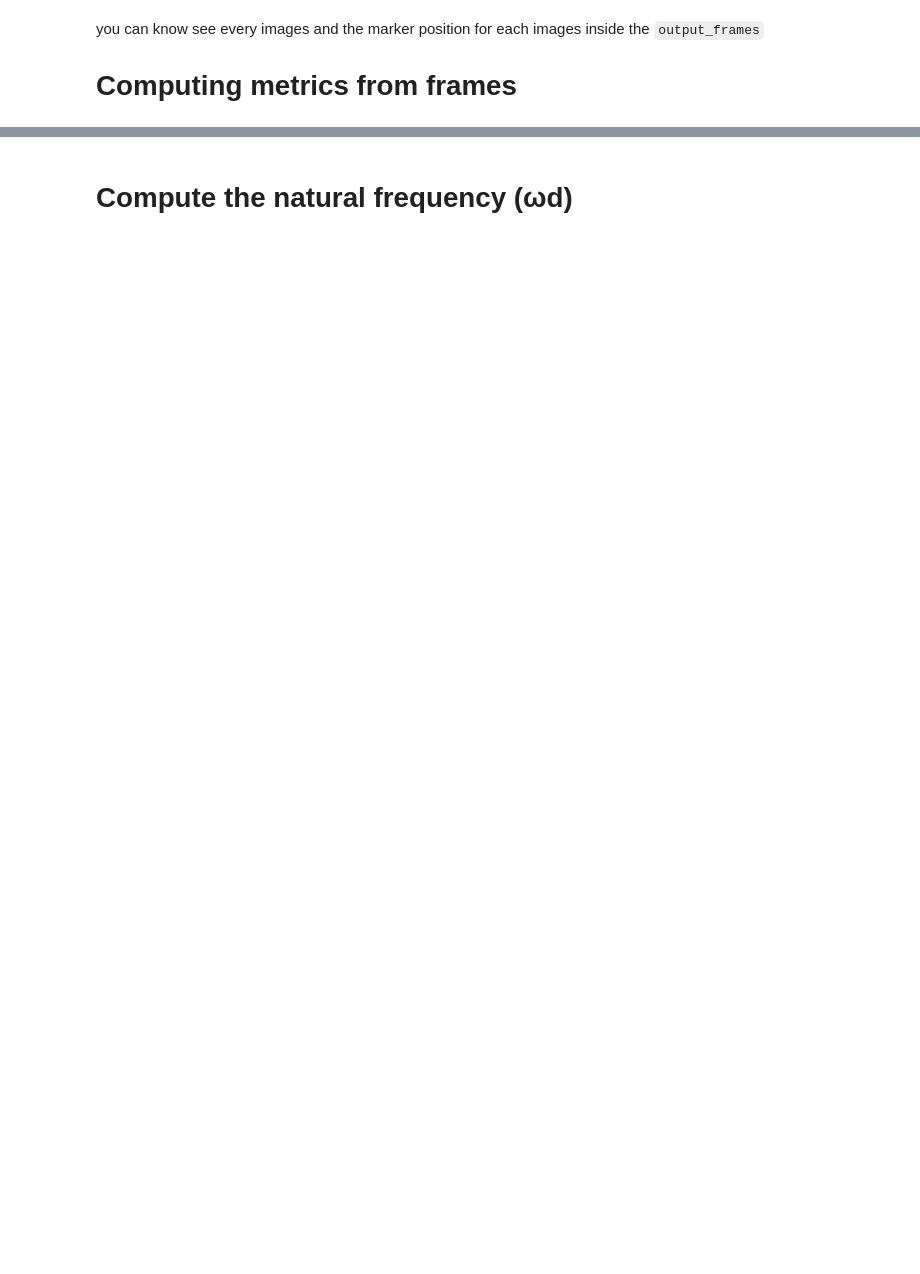
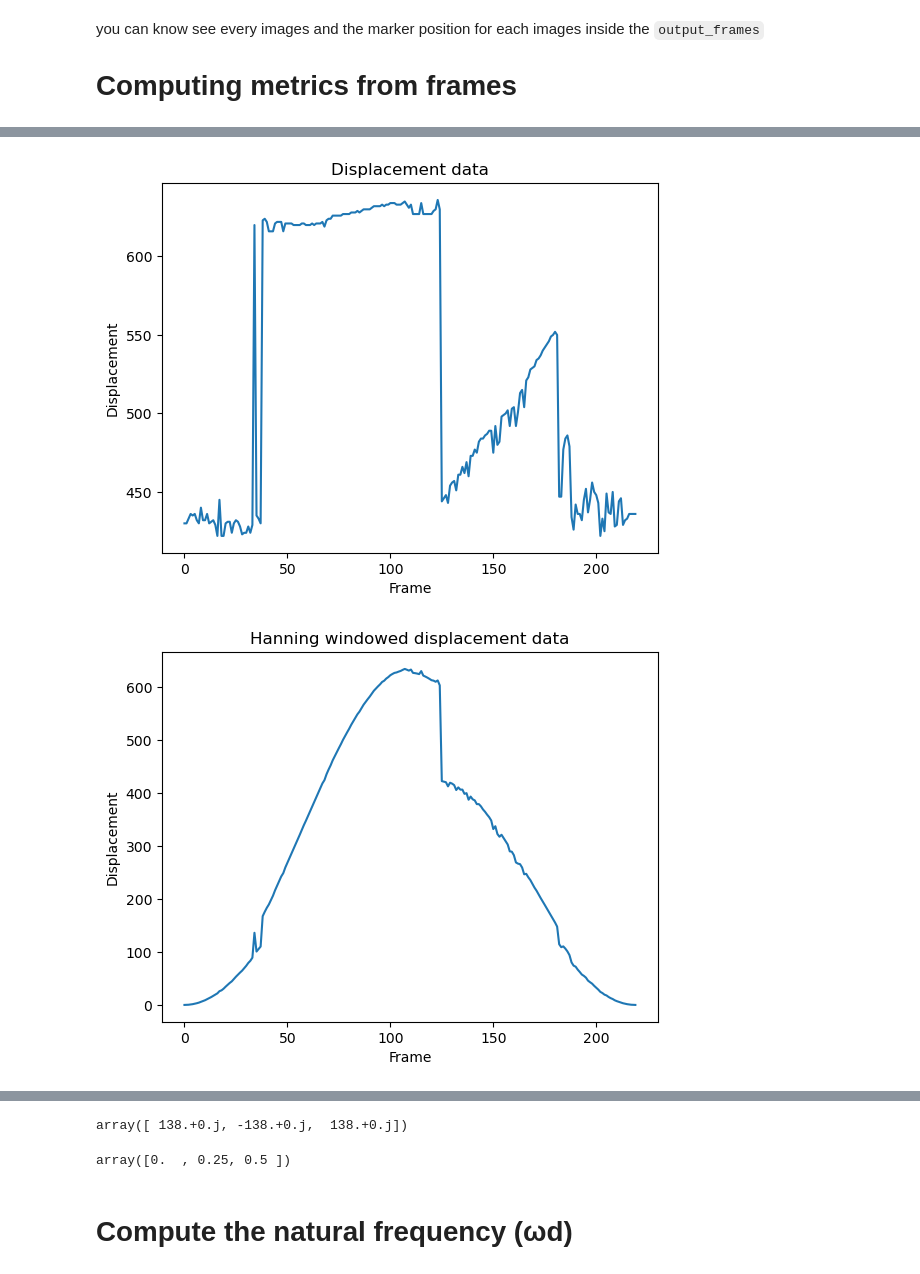
Before and after one commit to bdallard/stem_vibration_analysis, a Jupyter notebook: video_processing_hanning_fft_test.ipynb, the cells around one changed output, grey strips where cells are left out. Saved outputs shown, nothing was run; the diff lists cells and outputs as text; code cells hidden in the pictures; blank space fills up the shorter version.

```diff
--- a/video_processing_hanning_fft_test.ipynb
+++ b/video_processing_hanning_fft_test.ipynb
@@ -455,9 +457,12 @@ def generate_waveform(marker_positions):
     return frequencies, fft_values
 
 # Example marker positions
-marker_positions = positions_marker
+#marker_positions = positions_marker
 
 # Generate the waveform and perform FFT
-frequencies, fft_values = generate_waveform(marker_positions)
+frequencies, fft_values = generate_waveform(position_background)
 # %%
-plot_metric(marker_positions, frequencies, fft_values)
+plot_metric(positions_marker, frequencies, fft_values)
+# %% [output]
+[figure, added]
+[figure, added]
@@ -464,3 +470,12 @@ plot_metric(marker_positions, frequencies, fft_values)
+# %%
+frequencies, fft_values = calculate_frequencies_and_fft(position_background)
+fft_values
+# %% [output]
+array([ 138.+0.j, -138.+0.j,  138.+0.j])
+# %%
+frequencies
+# %% [output]
+array([0.  , 0.25, 0.5 ])
 # %% [markdown]
 # Compute the natural frequency (ωd)
 # %%
```
Also changed, not shown: parts of 21 cells of this notebook, 1 other file.
